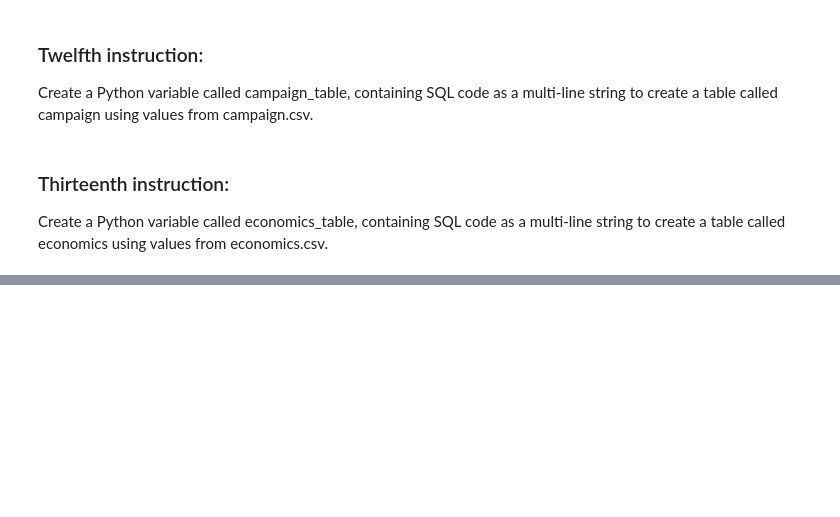
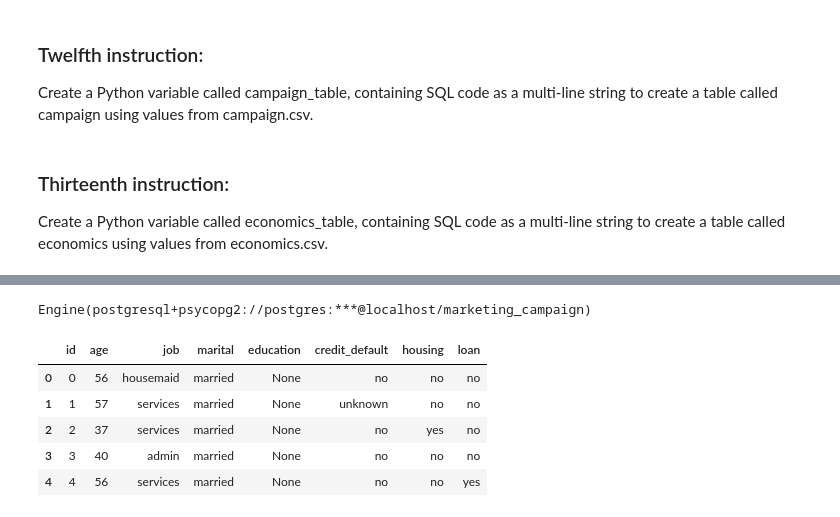
Before and after one commit to M21x1/designing_bank_marketing_database, a Jupyter notebook: database_design.ipynb, the cells around one changed output, grey strips where cells are left out. Saved outputs shown, nothing was run; the diff lists cells and outputs as text; code cells hidden in the pictures; blank space fills up the shorter version.

```diff
--- a/database_design.ipynb
+++ b/database_design.ipynb
@@ -243,0 +289,15 @@ economics_table = '''
+# %%
+# We get engine info
+
+engine
+# %% [output]
+Engine(postgresql+psycopg2://postgres:***@localhost/marketing_campaign)
+# %%
+clients.head()
+# %% [output]
+|  | id | age | job | marital | education | credit_default | housing | loan |
+| 0 | 0 | 56 | housemaid | married | None | no | no | no |
+| 1 | 1 | 57 | services | married | None | unknown | no | no |
+| 2 | 2 | 37 | services | married | None | no | yes | no |
+| 3 | 3 | 40 | admin | married | None | no | no | no |
+| 4 | 4 | 56 | services | married | None | no | no | yes |
```
Also changed, not shown: parts of 10 cells of this notebook.
